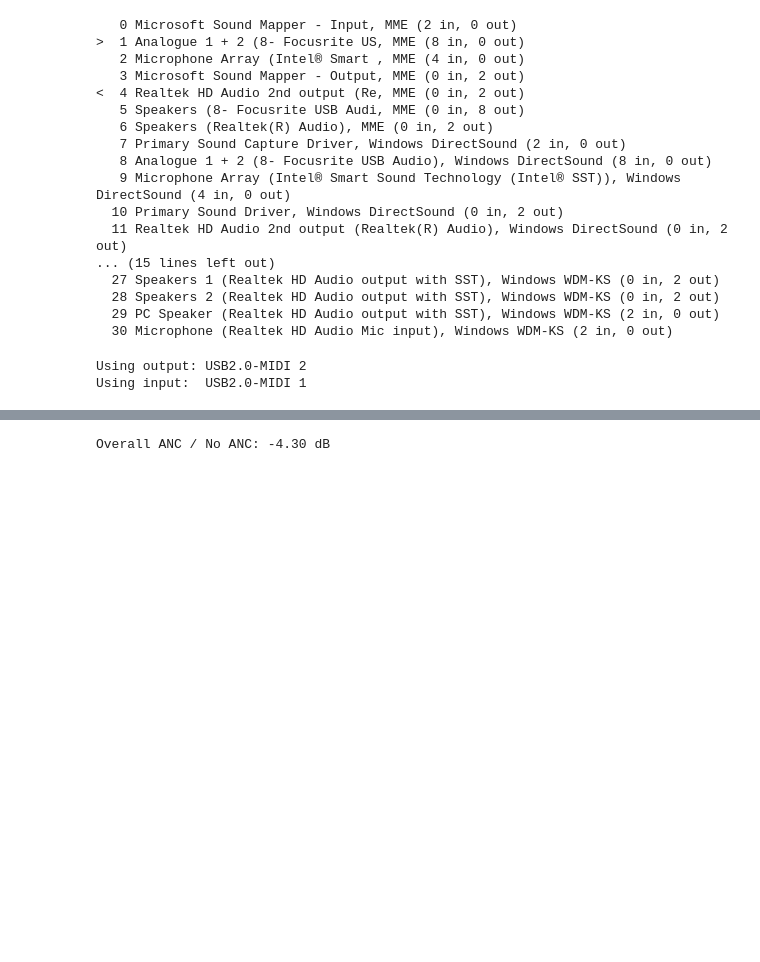
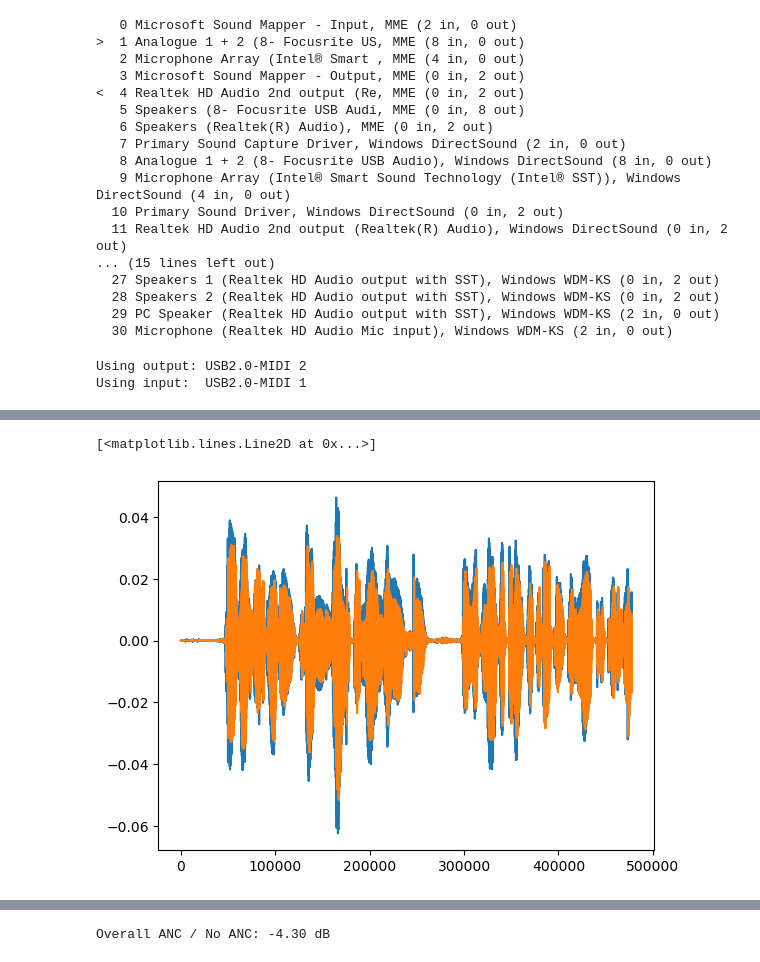
Before and after one commit to bowerirn/Reverb-Control, a Jupyter notebook: experiments/sharc_grid_search.ipynb, the cells around one changed output, grey strips where cells are left out. Drawn from its saved outputs; the diff is of its cells as text; code cells hidden in the pictures; blank space fills up the shorter version.

```diff
--- a/experiments/sharc_grid_search.ipynb
+++ b/experiments/sharc_grid_search.ipynb
@@ -42,0 +68,6 @@ Using input:  USB2.0-MIDI 1
+# %%
+plt.plot(error_pg58)
+plt.plot(error_sm58)
+# %% [output]
+[<matplotlib.lines.Line2D at 0x...>]
+[figure, added]
```
Also changed, not shown: parts of 27 cells of this notebook, 20 other files.
